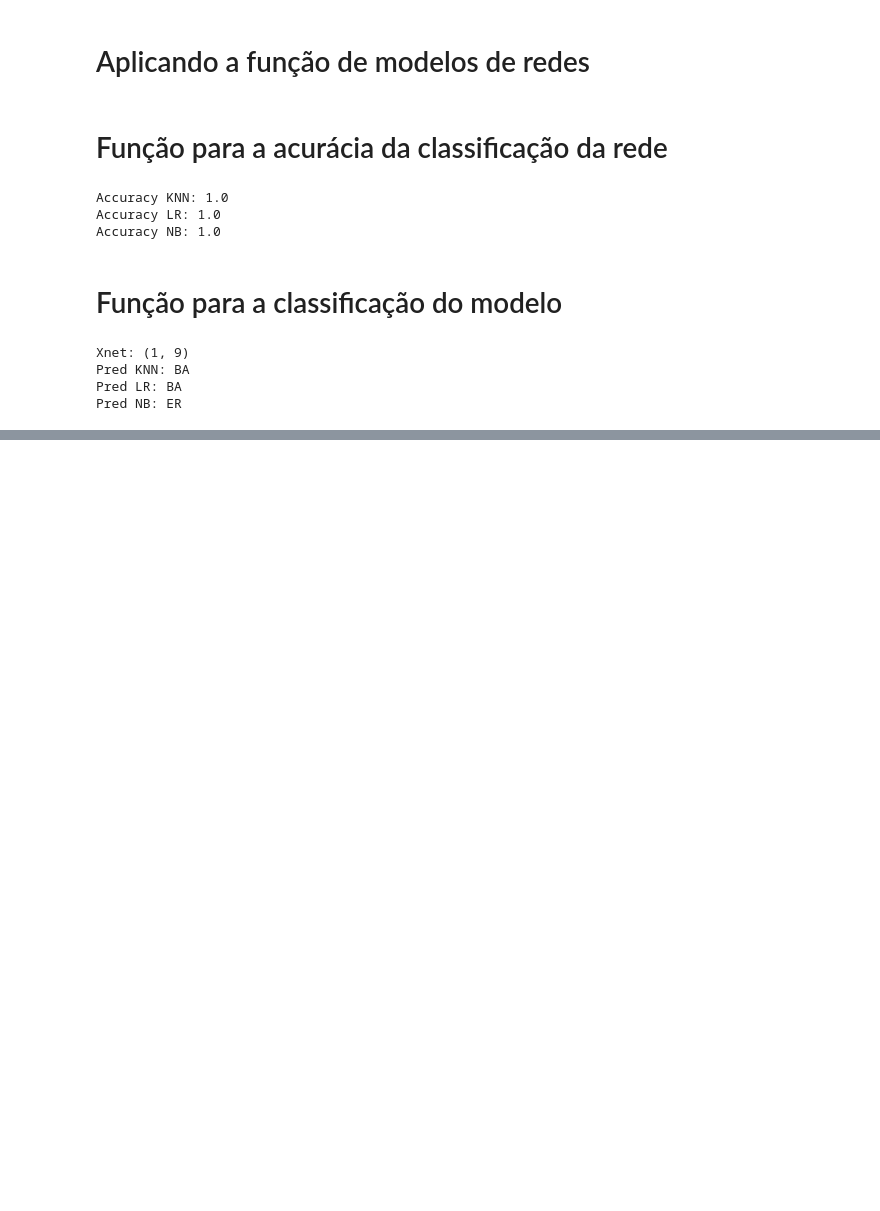
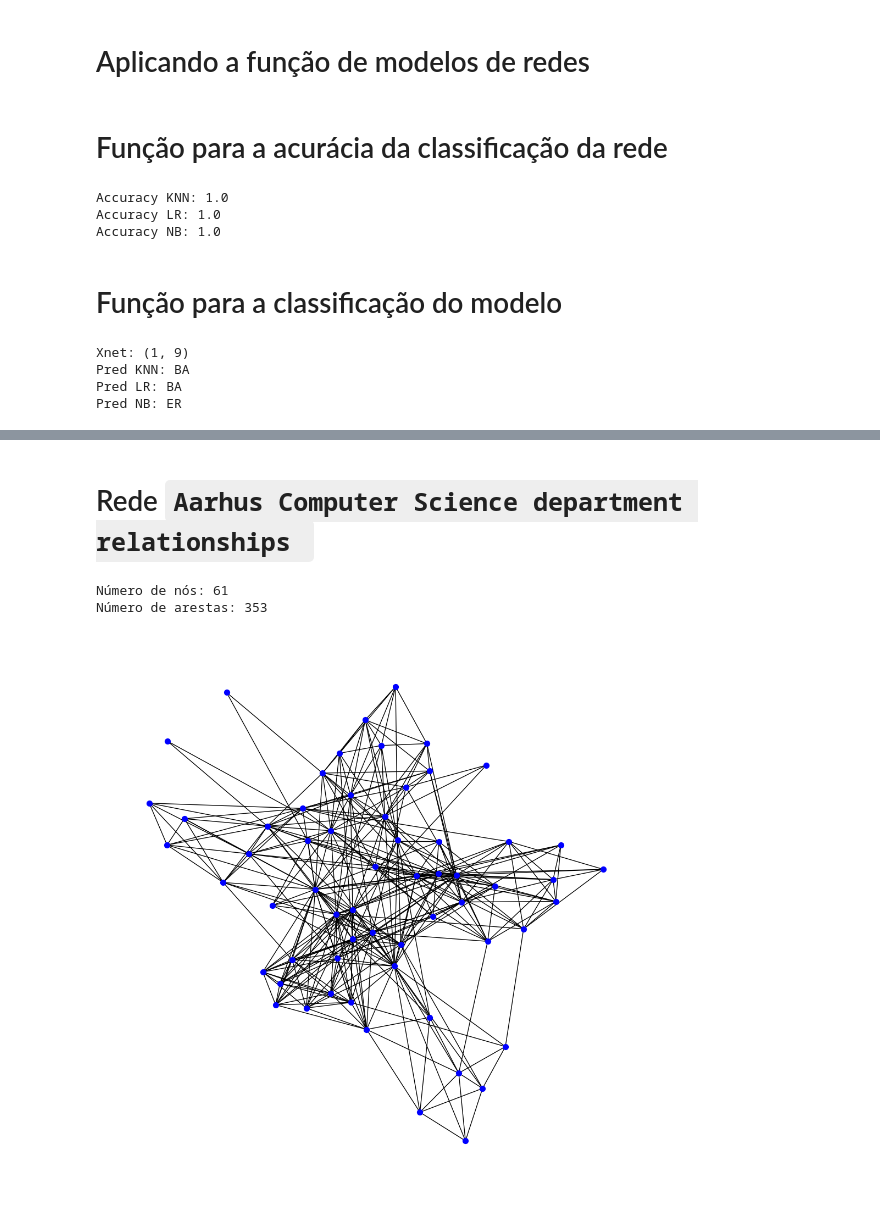
Before and after one commit to VictorFrancheto/Synchronization_Complex_Networks, a Jupyter notebook: trabalho.ipynb, the cells around one changed output, grey strips where cells are left out. Drawn from its saved outputs; the diff is of its cells as text; code cells hidden in the pictures; blank space fills up the shorter version.

```diff
--- a/trabalho.ipynb
+++ b/trabalho.ipynb
@@ -766,0 +778,42 @@ Pred NB: ER
+# %% [markdown]
+# Rede `Aarhus Computer Science department relationships `
+# %%
+# Importando a rede do Graph-tool
+
+G_gt = gt.collection.ns["cs_department"]
+
+
+# Criando um grafo vazio do NetworkX
+G_nx = nx.Graph()
+
+# Adicionando arestas do grafo do Graph-tool para o grafo do NetworkX
+for edge in G_gt.edges():
+    G_nx.add_edge(edge.source(), edge.target())
+
+# Removendo auto-laços
+G_nx.remove_edges_from(nx.selfloop_edges(G_nx))
+
+# Obtendo o maior componente conectado
+Gcc = sorted(nx.connected_components(G_nx), key=len, reverse=True)
+G_nx = G_nx.subgraph(Gcc[0])
+
+# Convertendo rótulos de nós para inteiros
+mapeamento = {node: idx for idx, node in enumerate(G_nx.nodes())}
+G_nx = nx.relabel_nodes(G_nx, mapeamento)
+
+N = len(G_nx)
+M = G_nx.number_of_edges()
+print("Número de nós:", N)
+print("Número de arestas:", M)
+
+#Calculando a posição dos nós usando o layout spring do NetworkX
+pos = nx.spring_layout(G_nx)
+
+#Desenhando o grafo
+plt.figure(figsize=(10, 10))
+nx.draw(G_nx, pos, node_color="blue", node_size=50, with_labels=False)
+plt.show()
+# %% [output]
+Número de nós: 61
+Número de arestas: 353
+[figure, added]
```
Also changed, not shown: parts of 79 cells of this notebook.
